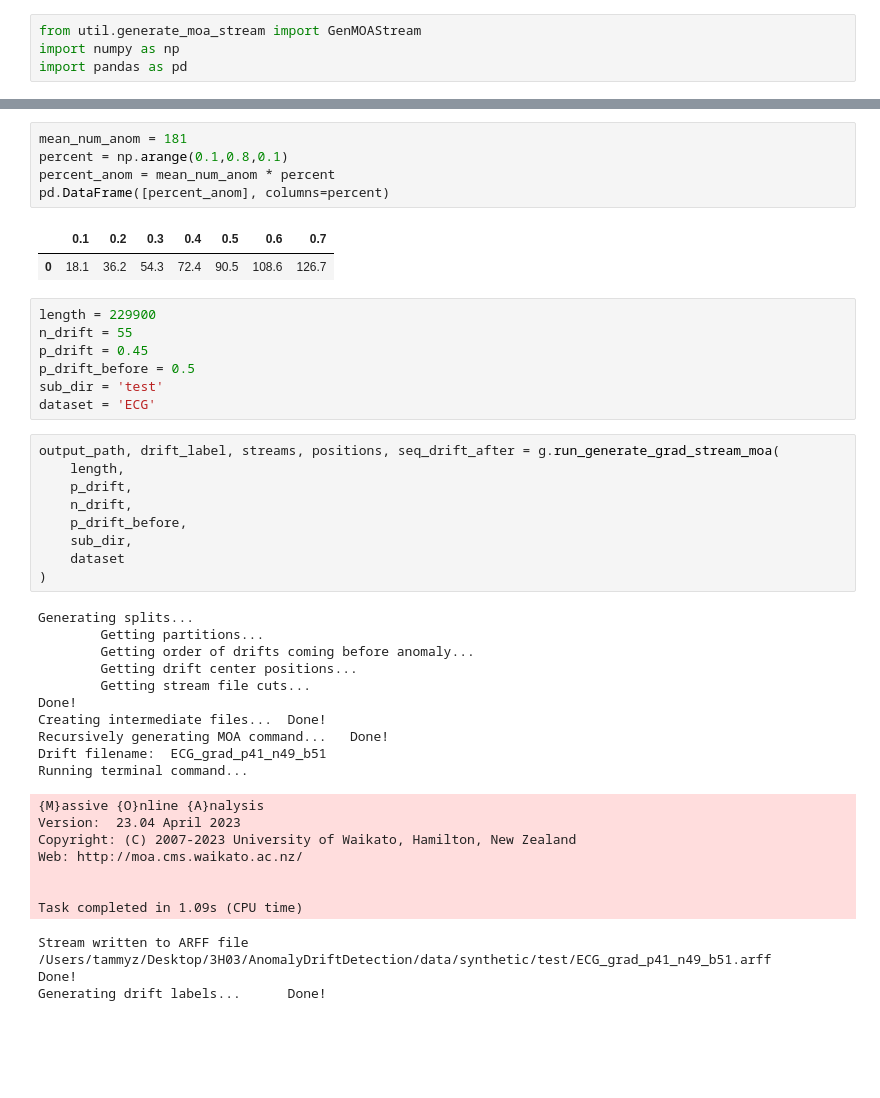
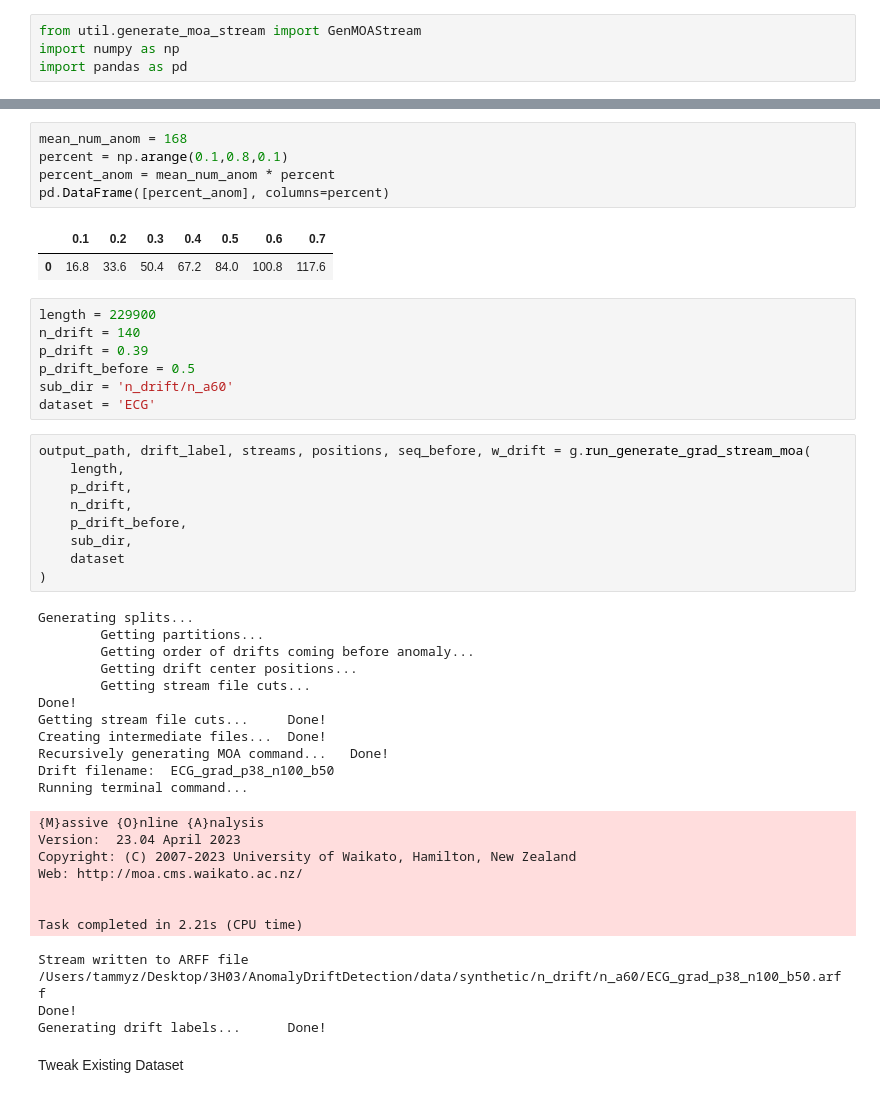
Before and after one commit to mac-dsl/AnomalyDriftDetection, a Jupyter notebook: moa_drift_generation.ipynb, the cells around one changed output, grey strips where cells are left out. Drawn from its saved outputs; the diff is of its cells as text; blank space fills up the shorter version.

Commit message:
Modularize code to allow for tweaking generated drift files

```diff
--- a/moa_drift_generation.ipynb
+++ b/moa_drift_generation.ipynb
@@ -43,20 +40,20 @@ df.describe()
 # %%
-mean_num_anom = 181
+mean_num_anom = 168
 percent = np.arange(0.1,0.8,0.1)
 percent_anom = mean_num_anom * percent
 pd.DataFrame([percent_anom], columns=percent)
 # %% [output]
 |  | 0.1 | 0.2 | 0.3 | 0.4 | 0.5 | 0.6 | 0.7 |
-| 0 | 18.1 | 36.2 | 54.3 | 72.4 | 90.5 | 108.6 | 126.7 |
+| 0 | 16.8 | 33.6 | 50.4 | 67.2 | 84.0 | 100.8 | 117.6 |
 # %%
 length = 229900
-n_drift = 55
-p_drift = 0.45
+n_drift = 140
+p_drift = 0.39
 p_drift_before = 0.5
-sub_dir = 'test'
+sub_dir = 'n_drift/n_a60'
 dataset = 'ECG'
 # %%
-output_path, drift_label, streams, positions, seq_drift_after = g.run_generate_grad_stream_moa(
+output_path, drift_label, streams, positions, seq_before, w_drift = g.run_generate_grad_stream_moa(
     length,
     p_drift,
     n_drift,
@@ -71,9 +68,10 @@ Generating splits...
         Getting drift center positions...
         Getting stream file cuts...
 Done!
+Getting stream file cuts...     Done!
 Creating intermediate files...  Done!
 Recursively generating MOA command...   Done!
-Drift filename:  ECG_grad_p41_n49_b51
+Drift filename:  ECG_grad_p38_n100_b50
 Running terminal command...
 {M}assive {O}nline {A}nalysis
 Version:  23.04 April 2023
@@ -81,7 +79,9 @@ Copyright: (C) 2007-2023 University of Waikato, Hamilton, New Zealand
 Web: http://moa.cms.waikato.ac.nz/
 
 
-Task completed in 1.09s (CPU time)
+Task completed in 2.21s (CPU time)
-Stream written to ARFF file /Users/tammyz/Desktop/3H03/AnomalyDriftDetection/data/synthetic/test/ECG_grad_p41_n49_b51.arff
+Stream written to ARFF file /Users/tammyz/Desktop/3H03/AnomalyDriftDetection/data/synthetic/n_drift/n_a60/ECG_grad_p38_n100_b50.arff
 Done!
 Generating drift labels...      Done!
+# %% [markdown]
+Tweak Existing Dataset
```
Also changed, not shown: parts of 16 cells of this notebook, 4 other files.
